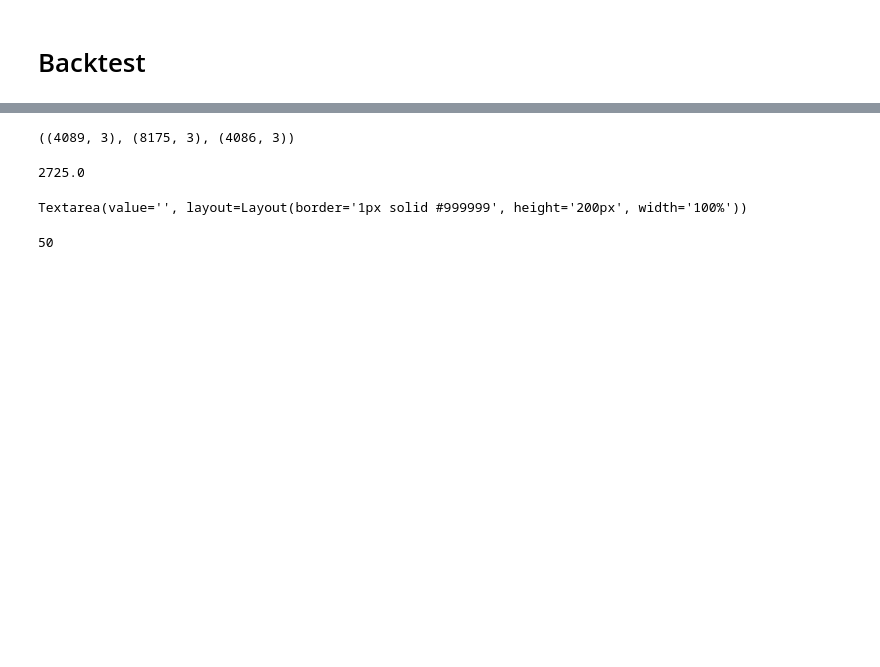
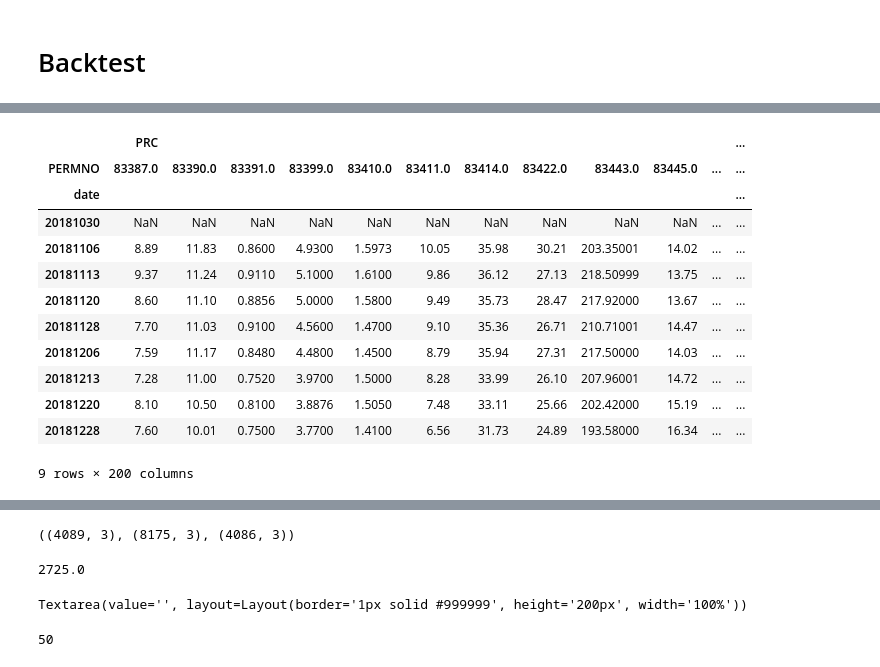
Before and after one commit to kathy-jzh/DeepLearningAllocationCNN, a Jupyter notebook: data_and_training.ipynb, the cells around one changed output, grey strips where cells are left out. Drawn from its saved outputs; the diff is of its cells as text; code cells hidden in the pictures; blank space fills up the shorter version.

```diff
--- a/data_and_training.ipynb
+++ b/data_and_training.ipynb
@@ -127,0 +134,8 @@ network.x
+# %%
+df_data = backtester._df_all_data
+strategies = ['10_max_long', '20_max_long']
+
+# Compute Returns
+df_prices = df_data[['PRC', 'PERMNO']].pivot_table(columns='PERMNO', index='date')
+df_rets = df_prices / df_prices.shift(1)
+df_rets = df_rets.dropna()
@@ -127,0 +214,16 @@ network.x
+# %%
+df_prices.shift(1)
+# %% [output]
+|  | PRC |  |  |  |  |  |  |  |  |  |  | ... |
+| PERMNO | 83387.0 | 83390.0 | 83391.0 | 83399.0 | 83410.0 | 83411.0 | 83414.0 | 83422.0 | 83443.0 | 83445.0 | ... | ... |
+| date |  |  |  |  |  |  |  |  |  |  |  | ... |
+| 20181030 | NaN | NaN | NaN | NaN | NaN | NaN | NaN | NaN | NaN | NaN | ... | ... |
+| 20181106 | 8.89 | 11.83 | 0.8600 | 4.9300 | 1.5973 | 10.05 | 35.98 | 30.21 | 203.35001 | 14.02 | ... | ... |
+| 20181113 | 9.37 | 11.24 | 0.9110 | 5.1000 | 1.6100 | 9.86 | 36.12 | 27.13 | 218.50999 | 13.75 | ... | ... |
+| 20181120 | 8.60 | 11.10 | 0.8856 | 5.0000 | 1.5800 | 9.49 | 35.73 | 28.47 | 217.92000 | 13.67 | ... | ... |
+| 20181128 | 7.70 | 11.03 | 0.9100 | 4.5600 | 1.4700 | 9.10 | 35.36 | 26.71 | 210.71001 | 14.47 | ... | ... |
+| 20181206 | 7.59 | 11.17 | 0.8480 | 4.4800 | 1.4500 | 8.79 | 35.94 | 27.31 | 217.50000 | 14.03 | ... | ... |
+| 20181213 | 7.28 | 11.00 | 0.7520 | 3.9700 | 1.5000 | 8.28 | 33.99 | 26.10 | 207.96001 | 14.72 | ... | ... |
+| 20181220 | 8.10 | 10.50 | 0.8100 | 3.8876 | 1.5050 | 7.48 | 33.11 | 25.66 | 202.42000 | 15.19 | ... | ... |
+| 20181228 | 7.60 | 10.01 | 0.7500 | 3.7700 | 1.4100 | 6.56 | 31.73 | 24.89 | 193.58000 | 16.34 | ... | ... |
+9 rows × 200 columns
```
Also changed, not shown: parts of 33 cells of this notebook, 2 other files.
